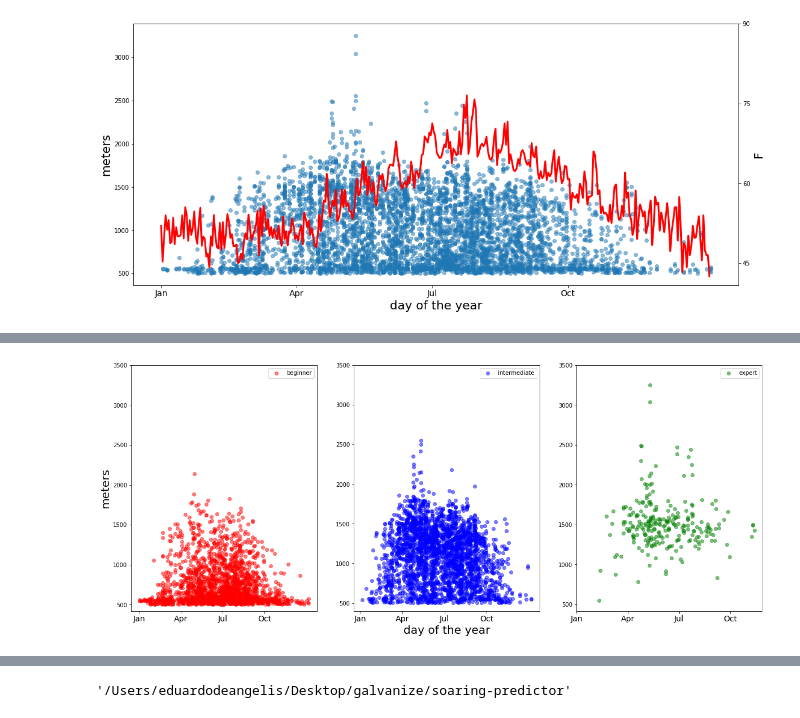
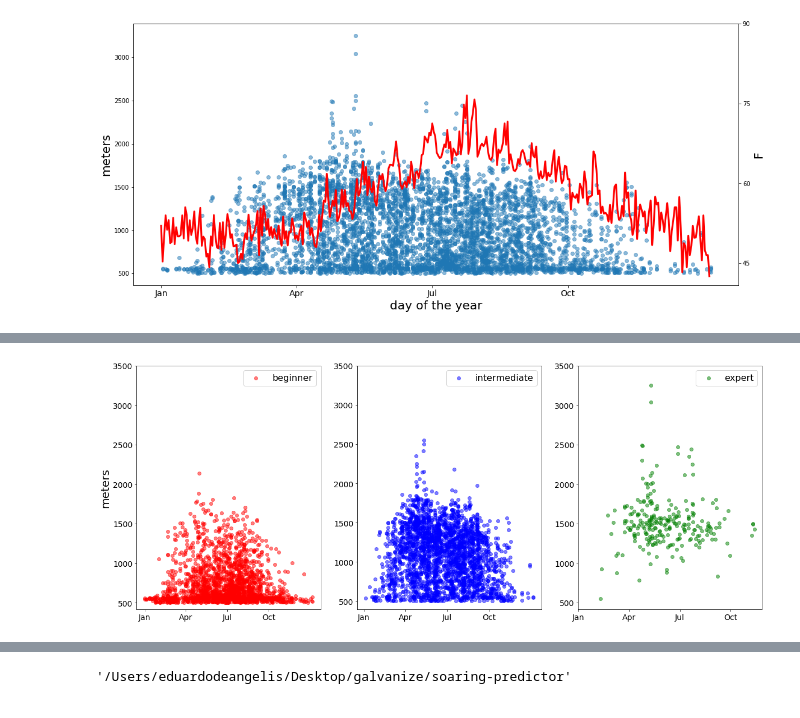
Before and after one commit to eddietheangel/soaring_predictor, a Jupyter notebook: notebooks/Model_fit.ipynb, the cells around one changed output, grey strips where cells are left out. Saved outputs shown, nothing was run; the diff lists cells and outputs as text; code cells hidden in the pictures.

```diff
--- a/notebooks/Model_fit.ipynb
+++ b/notebooks/Model_fit.ipynb
@@ -537,37 +557,40 @@ Index(['flight', 'date', 'pilot', 'launch_time', 'landing_time', 'flying_time',
 dates = matplotlib.dates.date2num(data['date'])
 fig,ax = plt.subplots(1,3,figsize = (20,8))
 
 ax[0].scatter(data['doy_x'][data['rank_alt_0']==1], data['max_alt'][data['rank_alt_0']==1], alpha = 0.5,color = 'r',label='beginner')
 # ax[0].set_xlabel('day of the year', fontsize=20)
 ax[0].set_xticks([0,90,180,270]) # choose which x locations to have ticks
 ax[0].set_xticklabels(['Jan','Apr',"Jul",'Oct'], fontsize=14)
 ax[0].set_yticks([500,1000,1500,2000,2500,3000,3500]) # choose which x locations to have ticks
+ax[0].set_yticklabels([500,1000,1500,2000,2500,3000,3500],fontsize=14)
 ax[0].set_ylabel('meters', fontsize=20)
 
 ax[1].scatter(data['doy_x'][data['rank_alt_1']==1], data['max_alt'][data['rank_alt_1']==1], alpha = 0.5,color = 'b',label='intermediate')
 ax[1].set_yticks([500,1000,1500,2000,2500,3000,3500]) # choose which x locations to have ticks
-ax[1].set_xlabel('day of the year', fontsize=20)
+# ax[1].set_xlabel('day of the year', fontsize=20)
 ax[1].set_xticks([0,90,180,270]) # choose which x locations to have ticks
 ax[1].set_xticklabels(['Jan','Apr',"Jul",'Oct'], fontsize=14)
+ax[1].set_yticklabels([500,1000,1500,2000,2500,3000,3500],fontsize=14)
 
 
 ax[2].scatter(data['doy_x'][data['rank_alt_2']==1], data['max_alt'][data['rank_alt_2']==1], alpha = 0.5,color = 'g',label='expert')
 ax[2].set_yticks([500,1000,1500,2000,2500,3000,3500]) # choose which x locations to have ticks
 # ax[2].set_xlabel('day of the year', fontsize=20)
 ax[2].set_xticks([0,90,180,270]) # choose which x locations to have ticks
 ax[2].set_xticklabels(['Jan','Apr',"Jul",'Oct'], fontsize=14)
 ax[2].set_yticks([500,1000,1500,2000,2500,3000,3500]) # choose which x locations to have ticks
+ax[2].set_yticklabels([500,1000,1500,2000,2500,3000,3500],fontsize=14)
 
 
 
 
 handles, labels = ax[0].get_legend_handles_labels()
-ax[0].legend(handles, labels)
-ax[1].legend()
-ax[2].legend()
+ax[0].legend(fontsize=16)
+ax[1].legend(fontsize=16)
+ax[2].legend(fontsize=16)
 plt.savefig('clusters.png')
 plt.show()
 # %% [output]
-[figure, old version]
+[figure, new version]
 # %%
 dates = matplotlib.dates.date2num(data['date'])
```
Also changed, not shown: parts of 7 cells of this notebook, 7 other files.
